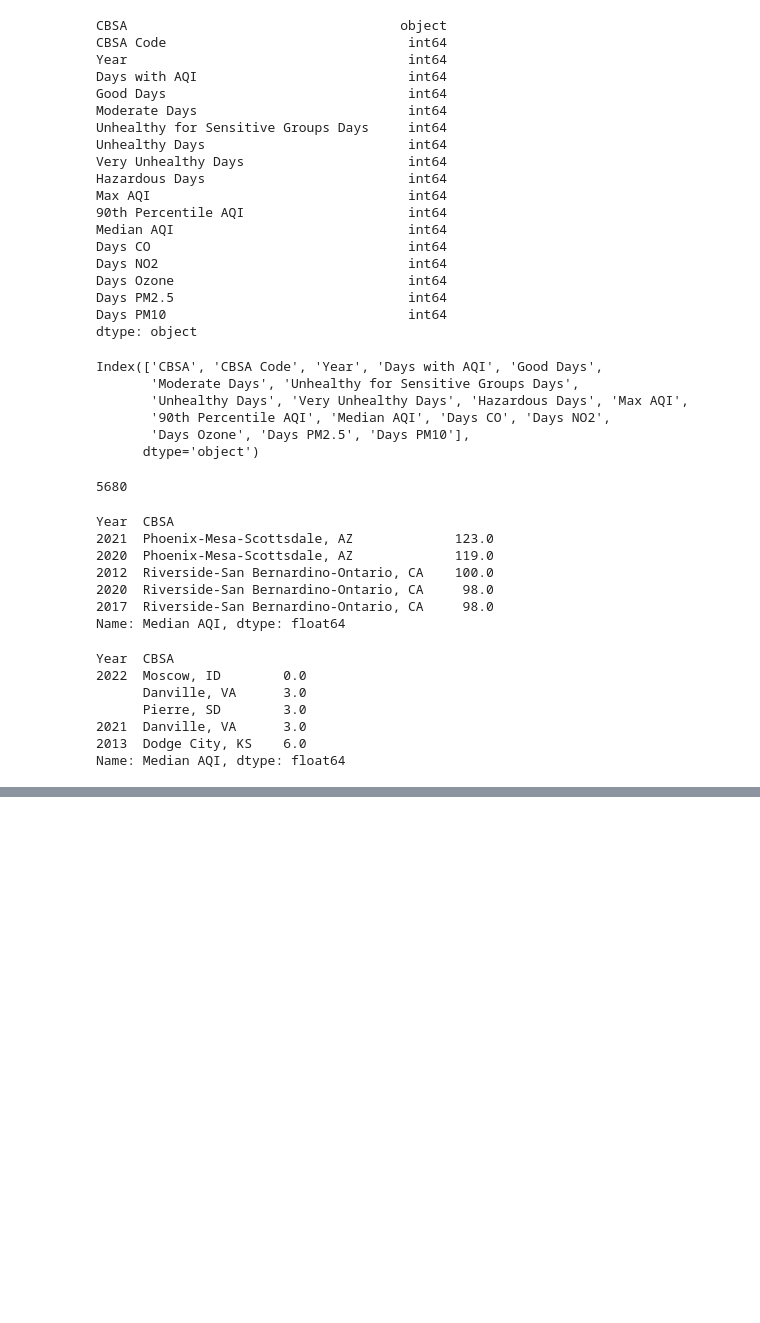
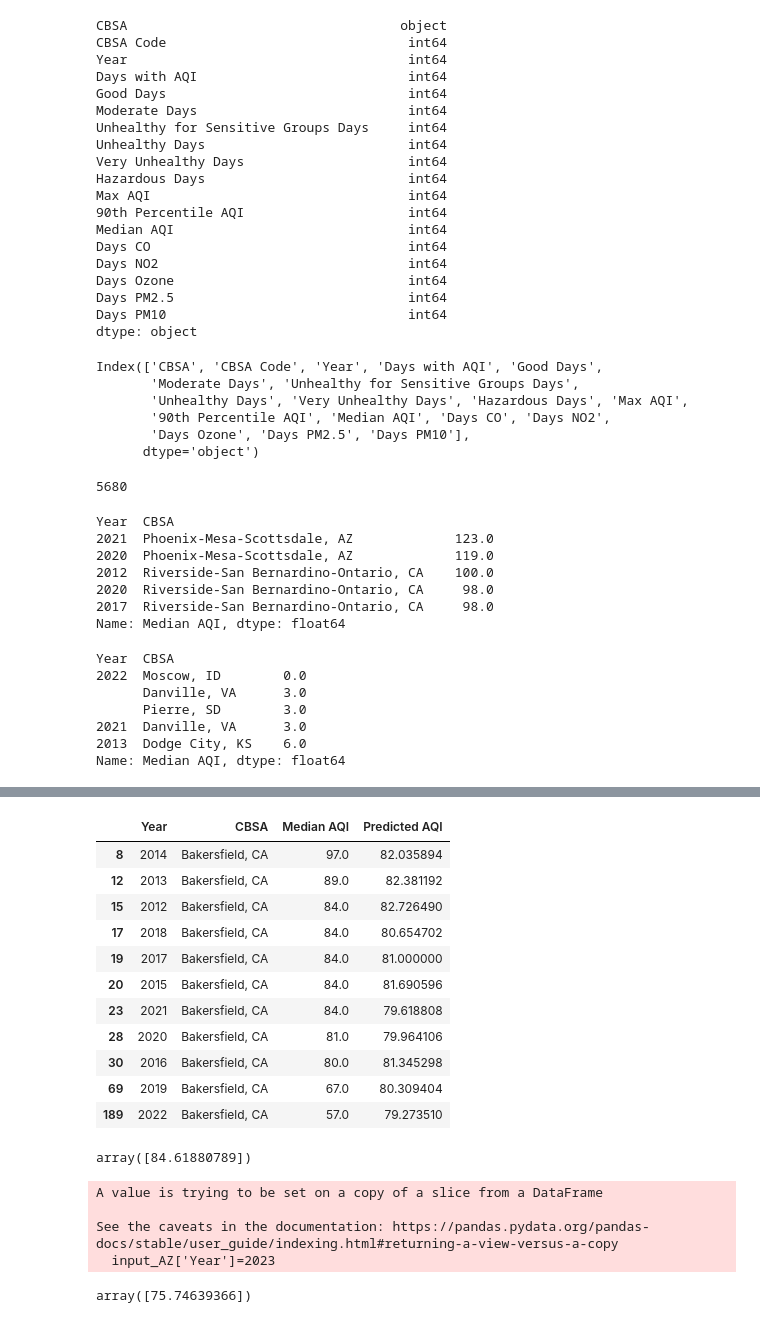
Before and after one commit to salvamike/US_Pollution-Project, a Jupyter notebook: Second Attempt/machine_learning_final.ipynb, the cells around one changed output, grey strips where cells are left out. Saved outputs shown, nothing was run; the diff lists cells and outputs as text; code cells hidden in the pictures; blank space fills up the shorter version.

```diff
--- a/Second Attempt/machine_learning_final.ipynb
+++ b/Second Attempt/machine_learning_final.ipynb
@@ -171,0 +312,5 @@ plt.hist((y_test-predictions),bins=50);
+# %%
+lin_reg = LinearRegression()
+lin_reg.fit(X, y)
+predictions = lin_reg.predict(X)
+predictions
@@ -171,0 +320,4 @@ plt.hist((y_test-predictions),bins=50);
+# %%
+# put predictions and CBSA into columns
+combined_AQI["Predicted AQI"]=predictions
+combined_AQI["CBSA"]=combined_AQI_CBSA
@@ -171,0 +338,25 @@ plt.hist((y_test-predictions),bins=50);
+# %%
+# Organize new df
+combined_AQI = combined_AQI[["Year","CBSA","Median AQI", "Predicted AQI"]]
+# %%
+# call out bakersfield, CA
+combined_AQI.loc[combined_AQI["CBSA"]=='Bakersfield, CA']
+# %% [output]
+|  | Year | CBSA | Median AQI | Predicted AQI |
+| 8 | 2014 | Bakersfield, CA | 97.0 | 82.035894 |
+| 12 | 2013 | Bakersfield, CA | 89.0 | 82.381192 |
+| 15 | 2012 | Bakersfield, CA | 84.0 | 82.726490 |
+| 17 | 2018 | Bakersfield, CA | 84.0 | 80.654702 |
+| 19 | 2017 | Bakersfield, CA | 84.0 | 81.000000 |
+| 20 | 2015 | Bakersfield, CA | 84.0 | 81.690596 |
+| 23 | 2021 | Bakersfield, CA | 84.0 | 79.618808 |
+| 28 | 2020 | Bakersfield, CA | 81.0 | 79.964106 |
+| 30 | 2016 | Bakersfield, CA | 80.0 | 81.345298 |
+| 69 | 2019 | Bakersfield, CA | 67.0 | 80.309404 |
+| 189 | 2022 | Bakersfield, CA | 57.0 | 79.273510 |
+# %%
+# predict all the data instead of only samples
+predictions = lin_reg.predict([X.iloc[0]])
+predictions
+# %% [output]
+array([84.61880789])
@@ -171,0 +375,23 @@ plt.hist((y_test-predictions),bins=50);
+# %%
+# predict next years pollution rates
+input_AZ['Year']=2023
+#input_Riverside['Year']=2023
+# input_Bakersfield['Year']=2023
+# input_LA['Year']=2023
+# input_Porterville['Year']=2023
+# input_VA['Year']=2023
+# input_MI['Year']=2023
+# input_NM['Year']=2023
+# input_ND['Year']=2023
+# input_ID['Year']=2023
+# %% [output]
+A value is trying to be set on a copy of a slice from a DataFrame
+
+See the caveats in the documentation: https://pandas.pydata.org/pandas-docs/stable/user_guide/indexing.html#returning-a-view-versus-a-copy
+  input_AZ['Year']=2023
+# %%
+#input_AZ,  input_Bakersfield, input_LA, input_Porterville, input_VA, input_MI, input_NM, input_ND, input_ID
+predictions = lin_reg.predict([input_Riverside])
+predictions
+# %% [output]
+array([75.74639366])
```
Also changed, not shown: parts of 29 cells of this notebook, 1 other file.
